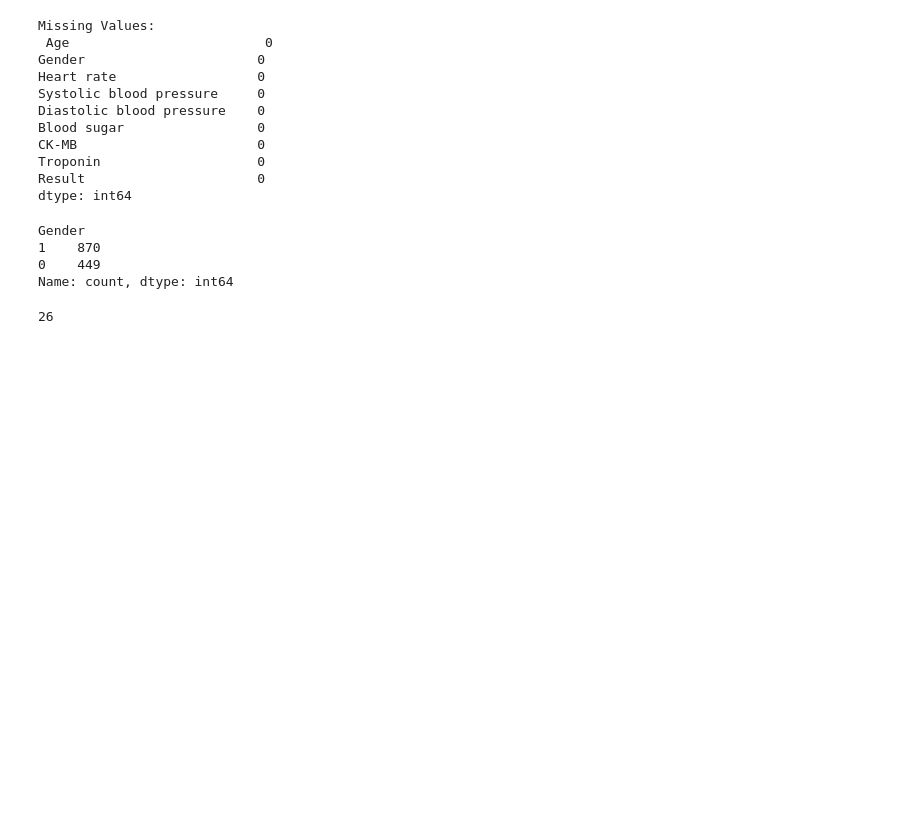
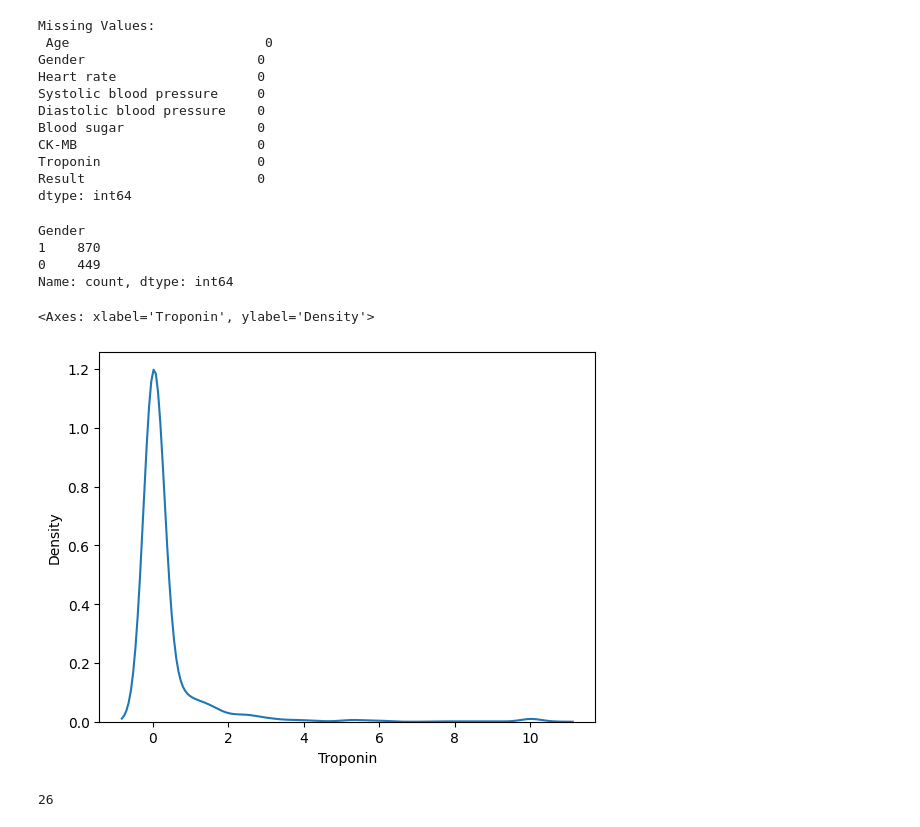
Before and after one commit to Phionanamugga/EDA_Cardiac_Biomarkers_and_Disease_Diagnosis, a Jupyter notebook: diagnosis.ipynb, the cells around one changed output. Cells and saved outputs as stored; diff of their text form; code cells hidden in the pictures; blank space fills up the shorter version.

Commit message:
checks for skewness of the data

```diff
--- a/diagnosis.ipynb
+++ b/diagnosis.ipynb
@@ -102,6 +102,13 @@ Gender
 1    870
 0    449
 Name: count, dtype: int64
+# %%
+# checking whether the data is skewed
+df.Troponin.skew() #value shows that the data is postively skewed
+sns.kdeplot(df.Troponin)
+# %% [output]
+<Axes: xlabel='Troponin', ylabel='Density'>
+[figure, added]
 # %%
 # Detecting outliers
 def find_outliers(df):
```
